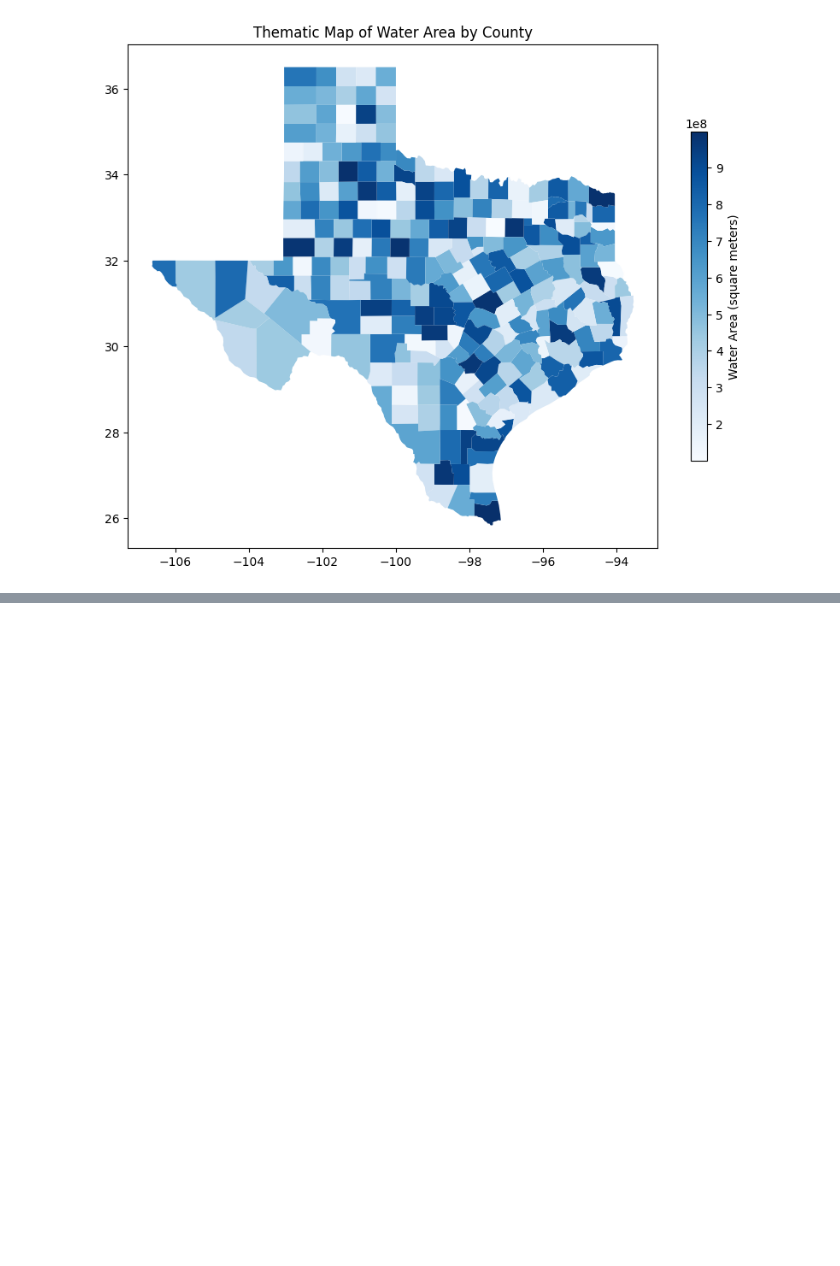
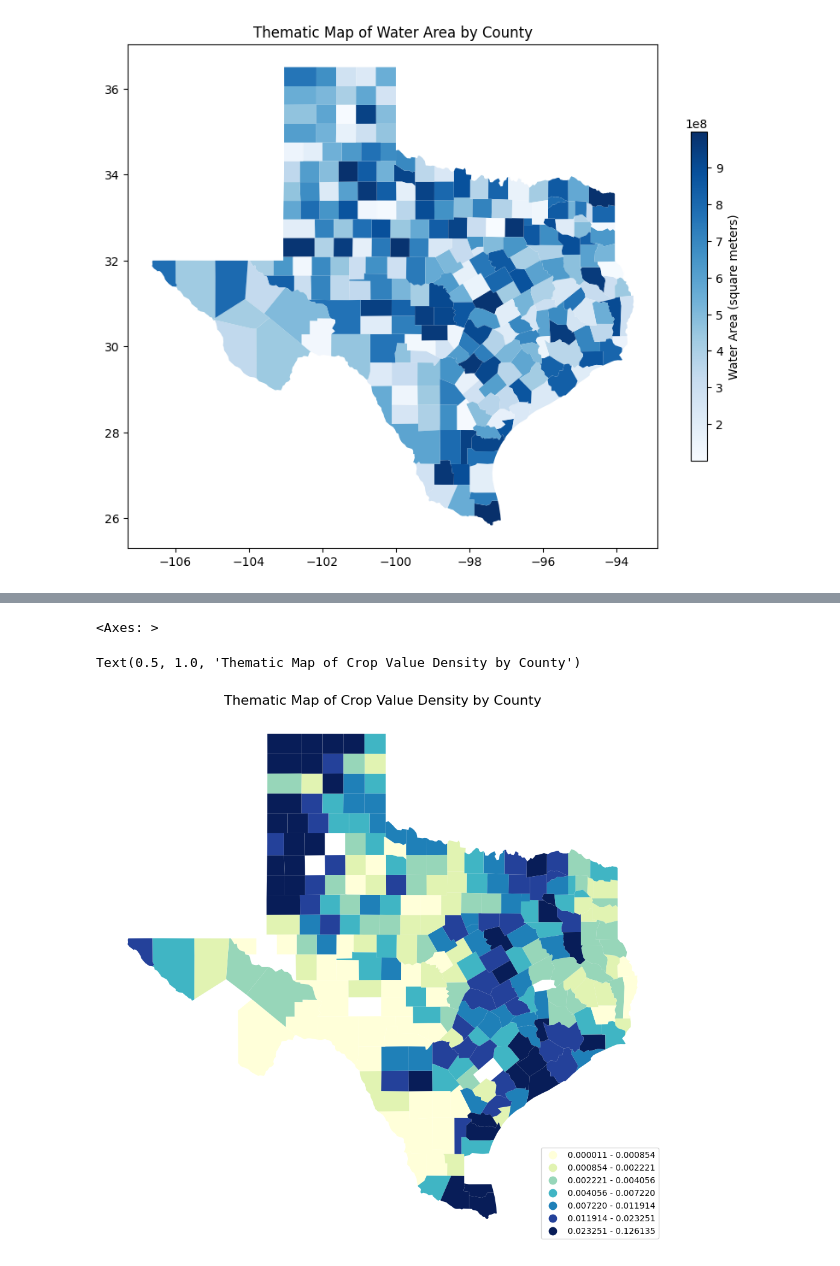
Before and after one commit to Nemipatel210/Texas-AgroSpatial-Intelligence, a Jupyter notebook: ps1_GIS.ipynb, the cells around one changed output, grey strips where cells are left out. Drawn from its saved outputs; the diff is of its cells as text; code cells hidden in the pictures; blank space fills up the shorter version.

```diff
--- a/ps1_GIS.ipynb
+++ b/ps1_GIS.ipynb
@@ -345,0 +231,2 @@ Text(0.5, 1.0, 'Water District Points Overlay on County Boundaries')
+# %%
+tx_crop2022 = tx.merge(crop2022_df, left_on='CNTY_NM', right_on='County', how='inner')
@@ -345,0 +272,4 @@ Text(0.5, 1.0, 'Water District Points Overlay on County Boundaries')
+# %%
+txC1['name'] = txC1['name'].str.upper()
+txC1_crop2022 = txC1.merge(tx_crop2022, left_on='name', right_on='CNTY_NM', how='inner')
+display(txC1_crop2022.head(5))
@@ -345,0 +284,3 @@ Text(0.5, 1.0, 'Water District Points Overlay on County Boundaries')
+# %%
+txC1_crop2022_selected = txC1_crop2022[['aland', 'geometry_x', 'Value', 'name']]
+display(txC1_crop2022_selected.head())
@@ -345,0 +308,5 @@ Text(0.5, 1.0, 'Water District Points Overlay on County Boundaries')
+# %%
+txC1_crop2022_selected['Value'] = pd.to_numeric(txC1_crop2022_selected['Value'].astype(str).str.replace(',', '', regex=False), errors='coerce')
+txC1_crop2022_selected['aland'] = pd.to_numeric(txC1_crop2022_selected['aland'], errors='coerce')
+txC1_crop2022_selected['value_density'] = txC1_crop2022_selected['Value'] / txC1_crop2022_selected['aland']
+display(txC1_crop2022_selected.head(5))
@@ -345,0 +332,39 @@ Text(0.5, 1.0, 'Water District Points Overlay on County Boundaries')
+# %%
+import mapclassify
+import matplotlib.pyplot as plt # Import pyplot
+
+# Drop rows with NaN in 'value_density' before plotting
+txC1_crop2022_selected_plot = txC1_crop2022_selected.dropna(subset=['value_density']).set_geometry('geometry_x')
+
+# Define the classification scheme (e.g., Quantiles) and number of classes
+k_classes = 7 # You can change the number of classes
+classifier = mapclassify.Quantiles(txC1_crop2022_selected_plot['value_density'], k=k_classes)
+
+# Create custom legend labels with more decimal places
+legend_labels = [f'{b:.6f}' for b in classifier.bins] # Format with 6 decimal places
+# Add the lower bound of the first class to the labels
+legend_labels[0] = f'{txC1_crop2022_selected_plot["value_density"].min():.6f} - {legend_labels[0]}'
+for i in range(1, len(legend_labels)):
+    legend_labels[i] = f'{classifier.bins[i-1]:.6f} - {legend_labels[i]}'
+
+
+# Create the figure and axes
+fig, ax = plt.subplots(1, 1, figsize=(12, 12)) # Increased figure size
+
+# Plot the data using the defined classification
+txC1_crop2022_selected_plot.plot(column='value_density',
+                                 ax=ax,
+                                 legend=True, # Add the legend
+                                 cmap='YlGnBu', # Use the colormap you prefer
+                                 scheme='Quantiles', # Specify the classification scheme
+                                 classification_kwds={'k': k_classes}, # Pass keywords for the classifier
+                                 legend_kwds={'loc': 'lower right', 'labels': legend_labels}) # Pass custom labels
+
+
+ax.set_title('Thematic Map of Crop Value Density by County', fontsize=16)
+ax.set_axis_off()
+plt.show()
+# %% [output]
+<Axes: >
+Text(0.5, 1.0, 'Thematic Map of Crop Value Density by County')
+[figure, added]
```
Also changed, not shown: parts of 43 cells of this notebook.
